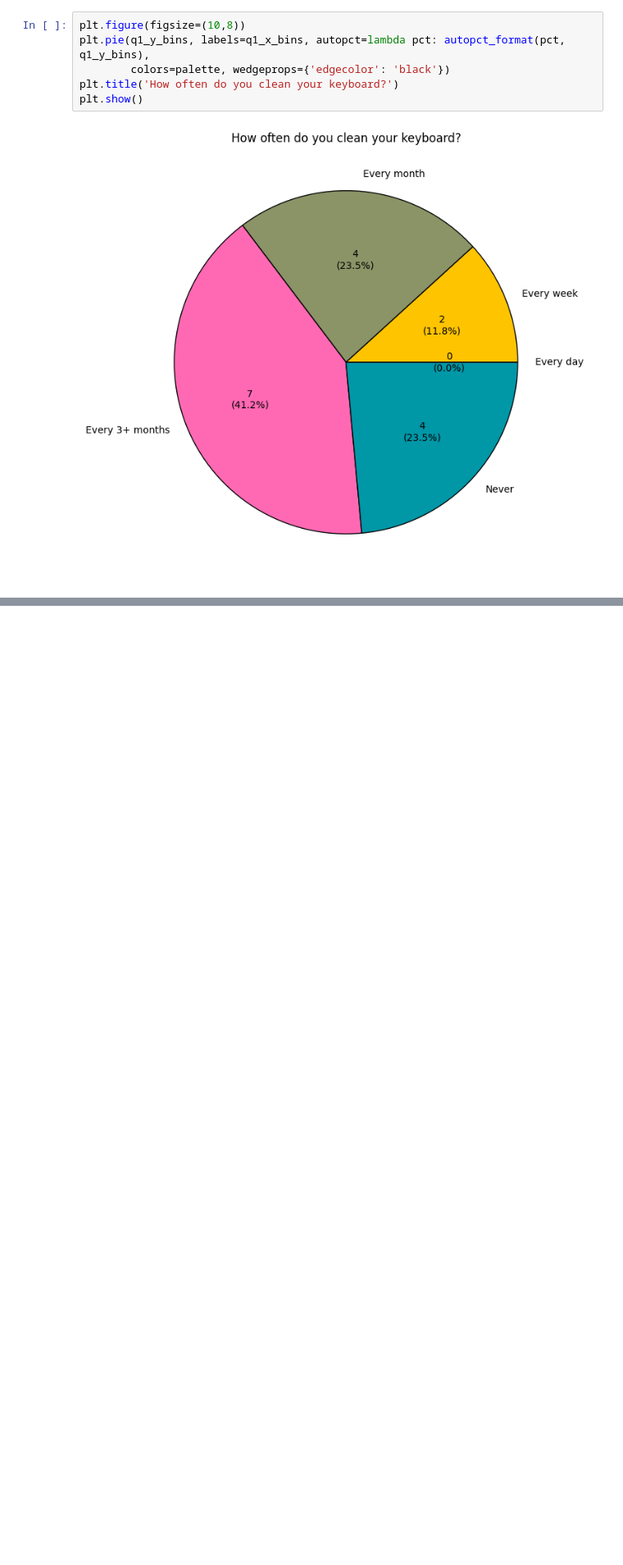
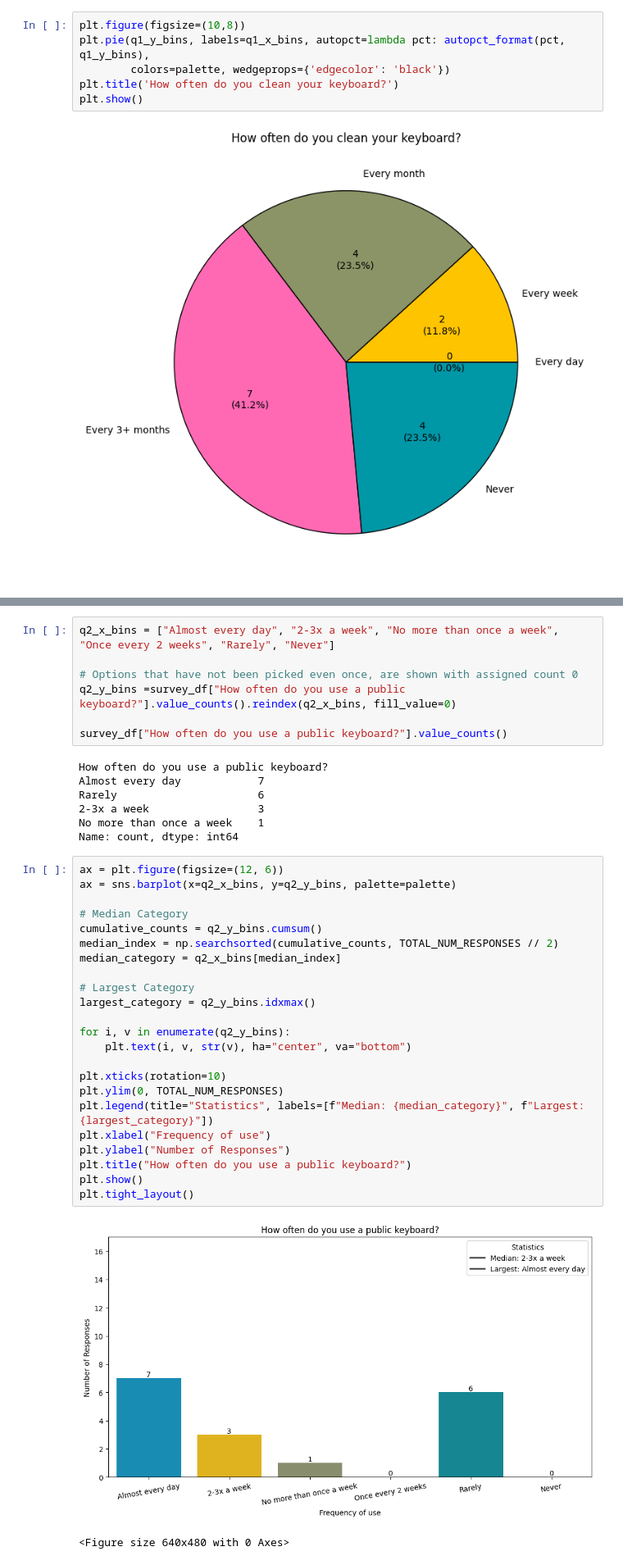
Before and after one commit to SDP-Group6/data_analysis, a Jupyter notebook: survey_data_analysis.ipynb, the cells around one changed output, grey strips where cells are left out. Shown: that part at 82% size. Saved outputs shown, nothing was run; the diff lists cells and outputs as text; blank space fills up the shorter version.

```diff
--- a/survey_data_analysis.ipynb
+++ b/survey_data_analysis.ipynb
@@ -117,0 +130,40 @@ plt.show()
+# %%
+q2_x_bins = ["Almost every day", "2-3x a week", "No more than once a week", "Once every 2 weeks", "Rarely", "Never"]
+
+# Options that have not been picked even once, are shown with assigned count 0
+q2_y_bins =survey_df["How often do you use a public keyboard?"].value_counts().reindex(q2_x_bins, fill_value=0)
+
+survey_df["How often do you use a public keyboard?"].value_counts()
+# %% [output]
+How often do you use a public keyboard?
+Almost every day            7
+Rarely                      6
+2-3x a week                 3
+No more than once a week    1
+Name: count, dtype: int64
+# %%
+ax = plt.figure(figsize=(12, 6))
+ax = sns.barplot(x=q2_x_bins, y=q2_y_bins, palette=palette)
+
+# Median Category
+cumulative_counts = q2_y_bins.cumsum()
+median_index = np.searchsorted(cumulative_counts, TOTAL_NUM_RESPONSES // 2)
+median_category = q2_x_bins[median_index]
+
+# Largest Category
+largest_category = q2_y_bins.idxmax()
+
+for i, v in enumerate(q2_y_bins):
+    plt.text(i, v, str(v), ha="center", va="bottom")
+
+plt.xticks(rotation=10)
+plt.ylim(0, TOTAL_NUM_RESPONSES)
+plt.legend(title="Statistics", labels=[f"Median: {median_category}", f"Largest: {largest_category}"])
+plt.xlabel("Frequency of use")
+plt.ylabel("Number of Responses")
+plt.title("How often do you use a public keyboard?")
+plt.show()
+plt.tight_layout()
+# %% [output]
+[figure, added]
+<Figure size 640x480 with 0 Axes>
```
Also changed, not shown: parts of 11 cells of this notebook.
